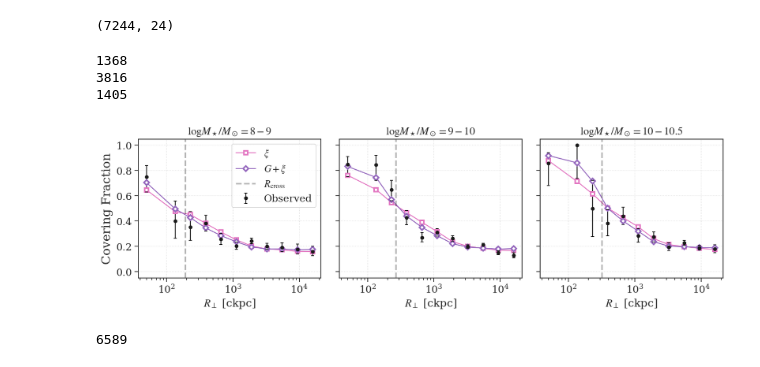
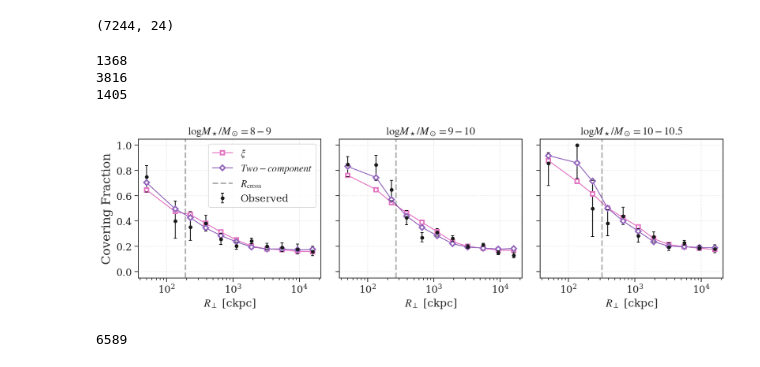
Before and after one commit to mattcwilde/1halo2halo, a Jupyter notebook: haloclustering/plotting/plots.ipynb, the cells around one changed output. Drawn from its saved outputs; the diff is of its cells as text; code cells hidden in the pictures.

Commit message:
more verbose plot legends

```diff
--- a/haloclustering/plotting/plots.ipynb
+++ b/haloclustering/plotting/plots.ipynb
@@ -267,36 +224,36 @@ for e, (ax, rng, rc) in enumerate(zip(axes, rngs, rcs)):
     model_2h = binned_statistic(ssdf.rho.values, ssdf.cf_model_2h.values, bins=rho_bins, )
 
     ax.plot(bin_ctr, model_2h[0], marker='s', mfc='white', mec='tab:pink', mew=2, ls='-', c='tab:pink', label=r'$\xi$')
-    ax.plot(bin_ctr, model[0], marker='D', mfc='white', mec='tab:purple', mew=2, ls='-', c='tab:purple', label=r'$G + \xi$')
+    ax.plot(bin_ctr, model[0], marker='D', mfc='white', mec='tab:purple', mew=2, ls='-', c='tab:purple', label=r'$Two-component$')
 
     # Rcross
     ax.axvline(rc*1e3, color='black', alpha=0.3, lw=2, ls='--', label=r'$R_{\rm cross}$')
 
     # data
     ax.errorbar(bin_ctr_p, p, yerr=perr, ls='none', marker='o', label='Observed'.format(*rng), capsize=2,
         color='k', markersize=4)
 
     ax.set_title(r'$\logM_\star/M_\odot = {}-{}$'.format(*rng))
     ax.set_xlabel(r"$R_{\perp}$ [ckpc]")
     ax.grid(ls=':', color='gainsboro')
 axes[0].legend()
 plt.xscale('log');
 
 if False:
     plt.yscale('log')
     plt.ylim(1e-1, 1.05)
 else:
     plt.ylim(-0.05, 1.05)
 # axes[1].set_xlabel('IP (ckpc)', fontsize=16)
 axes[0].set_ylabel('Covering Fraction', fontsize=16);
 
 plt.tight_layout();
 plt.savefig('../figures/cf_plots_comparison.pdf', dpi=300)
 # %% [output]
 1368
 3816
 1405
-[figure, old version]
+[figure, new version]
 # %%
 # total galaxies used in 2 component model and 2 halo model
 1368 + 3816 + 1405
```
Also changed, not shown: parts of 11 cells of this notebook.
